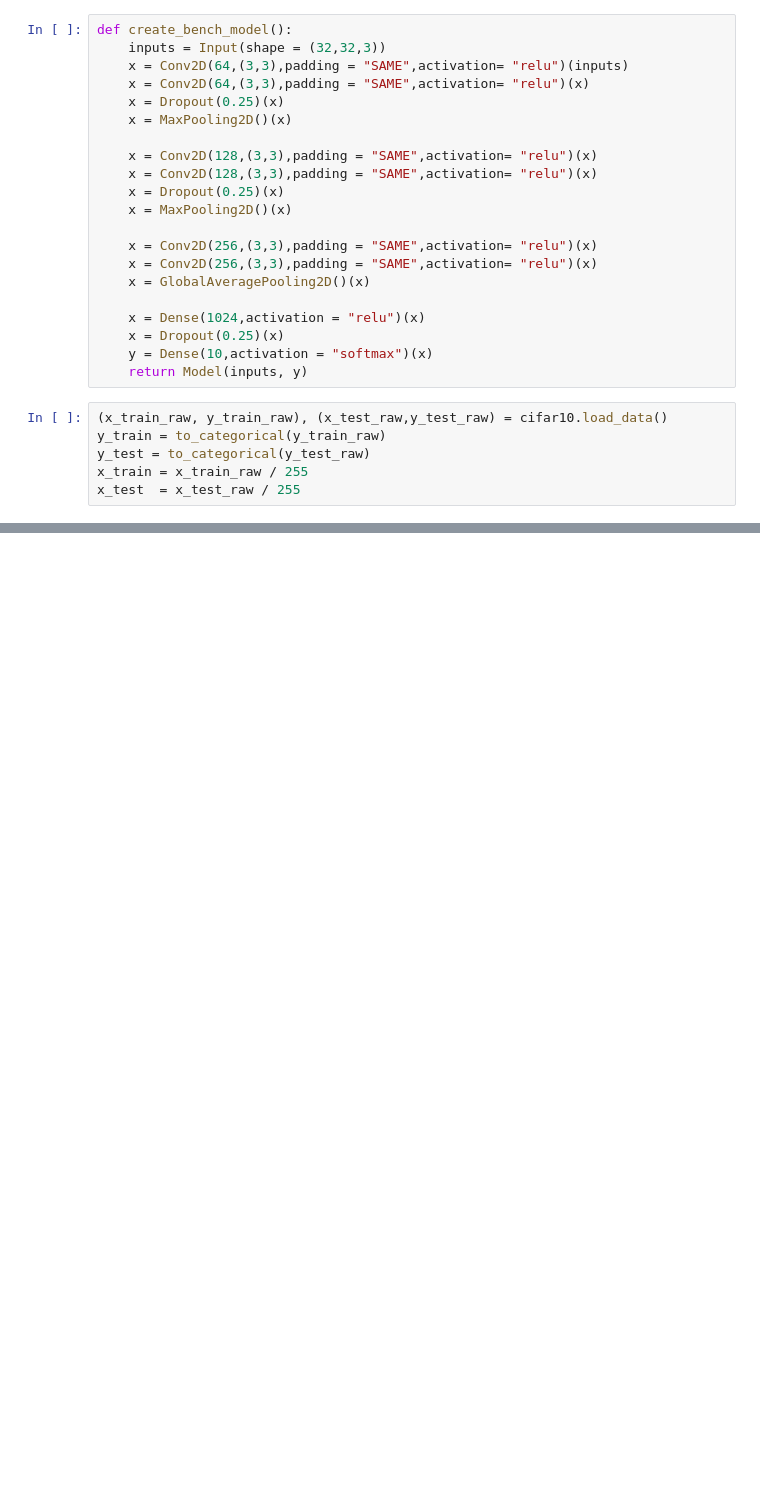
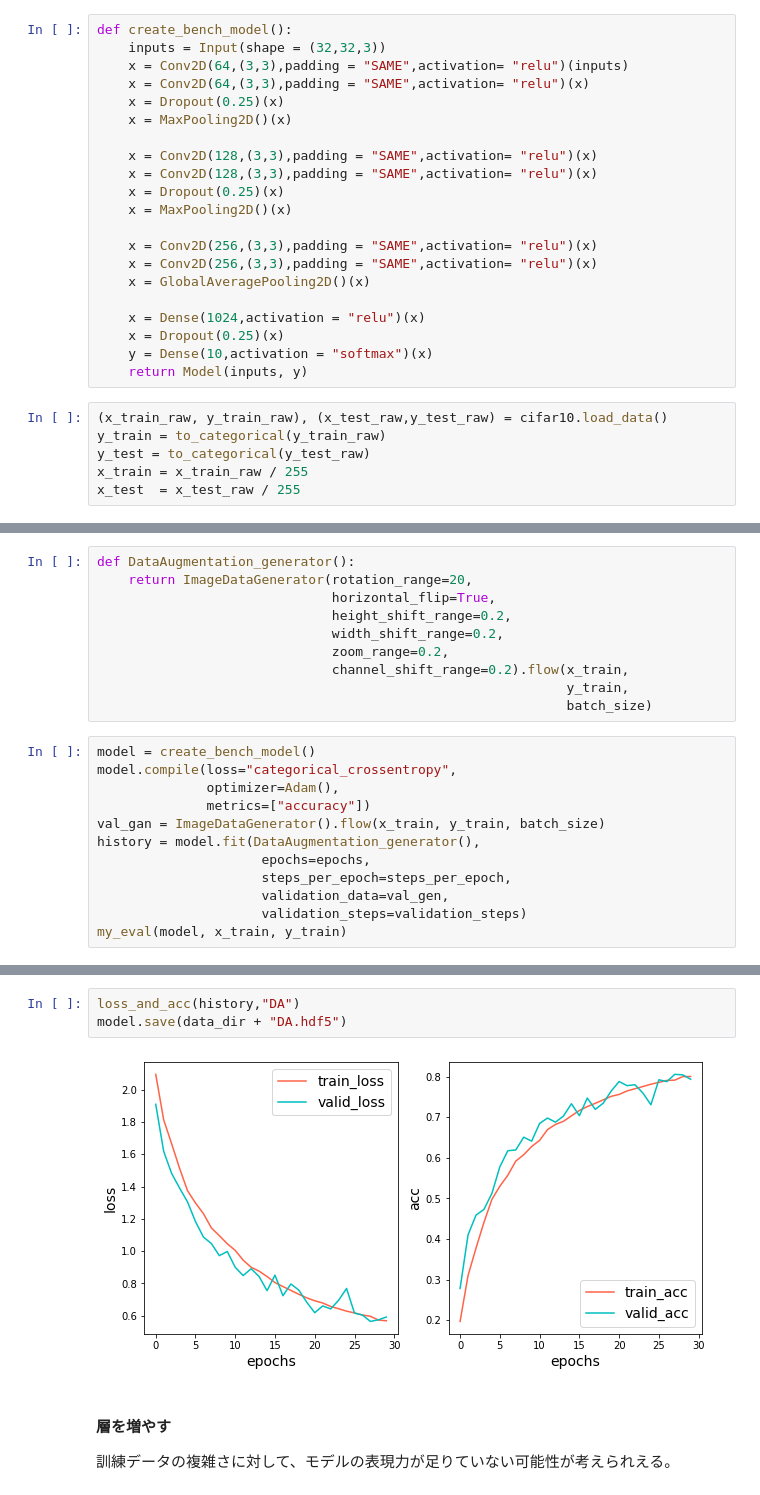
Before and after one commit to Lana2548/GDL, a Jupyter notebook: 02_04_deep_learning_network_improvement.ipynb, the cells around one changed output, grey strips where cells are left out. Saved outputs shown, nothing was run; the diff lists cells and outputs as text; blank space fills up the shorter version.

```diff
--- a/02_04_deep_learning_network_improvement.ipynb
+++ b/02_04_deep_learning_network_improvement.ipynb
@@ -86,0 +91,22 @@ acc:0.738099992275238
+# %%
+def DataAugmentation_generator():
+    return ImageDataGenerator(rotation_range=20,
+                              horizontal_flip=True,
+                              height_shift_range=0.2,
+                              width_shift_range=0.2,
+                              zoom_range=0.2,
+                              channel_shift_range=0.2).flow(x_train,
+                                                            y_train,
+                                                            batch_size)
+# %%
+model = create_bench_model()
+model.compile(loss="categorical_crossentropy",
+              optimizer=Adam(),
+              metrics=["accuracy"])
+val_gan = ImageDataGenerator().flow(x_train, y_train, batch_size)
+history = model.fit(DataAugmentation_generator(),
+                     epochs=epochs,
+                     steps_per_epoch=steps_per_epoch,
+                     validation_data=val_gen,
+                     validation_steps=validation_steps)
+my_eval(model, x_train, y_train)
@@ -86,0 +131,9 @@ acc:0.738099992275238
+# %%
+loss_and_acc(history,"DA")
+model.save(data_dir + "DA.hdf5")
+# %% [output]
+[figure, added]
+# %% [markdown]
+#### 層を増やす
+
+訓練データの複雑さに対して、モデルの表現力が足りていない可能性が考えられえる。
```
Also changed, not shown: parts of 9 cells of this notebook, 3 other files.
